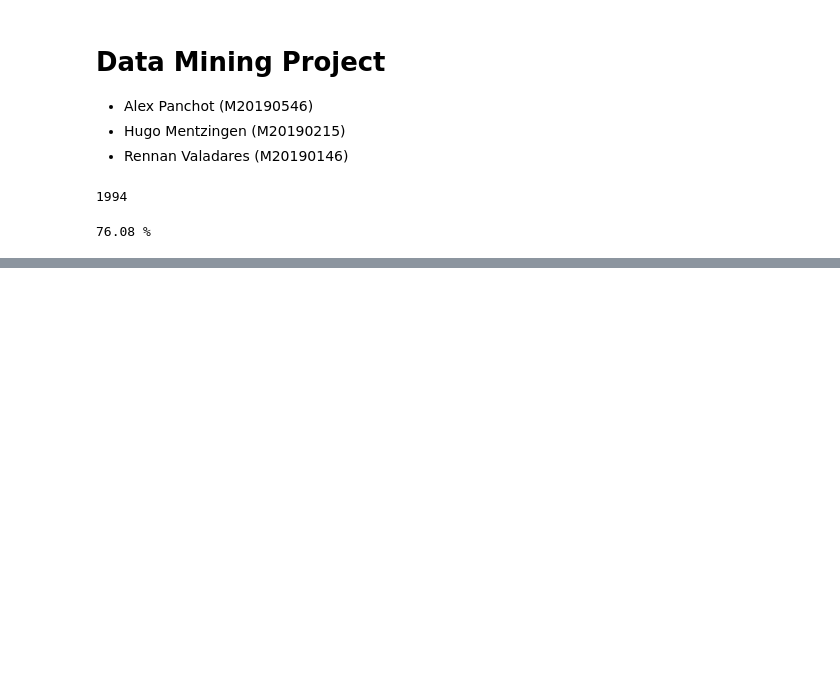
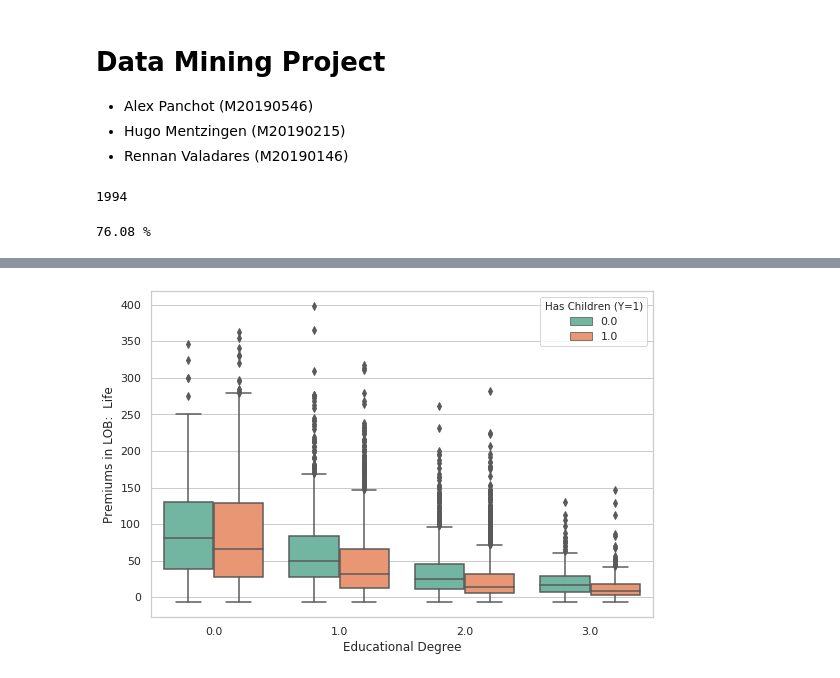
Before and after one commit to apanchot/data_mining, a Jupyter notebook: Data_Mining_Project.ipynb, the cells around one changed output, grey strips where cells are left out. Drawn from its saved outputs; the diff is of its cells as text; code cells hidden in the pictures; blank space fills up the shorter version.

```diff
--- a/Data_Mining_Project.ipynb
+++ b/Data_Mining_Project.ipynb
@@ -427,0 +506,6 @@ plotCorrelation(ValEng)
+# %%
+sns.set(style="whitegrid")
+fig, ax = plt.subplots(figsize=(9,6))
+ax = sns.boxplot(x='Educational Degree', y='Premiums in LOB:  Life', hue='Has Children (Y=1)', data=plot_data_insurance, palette="Set2")
+# %% [output]
+[figure, added]
```
Also changed, not shown: parts of 13 cells of this notebook.
